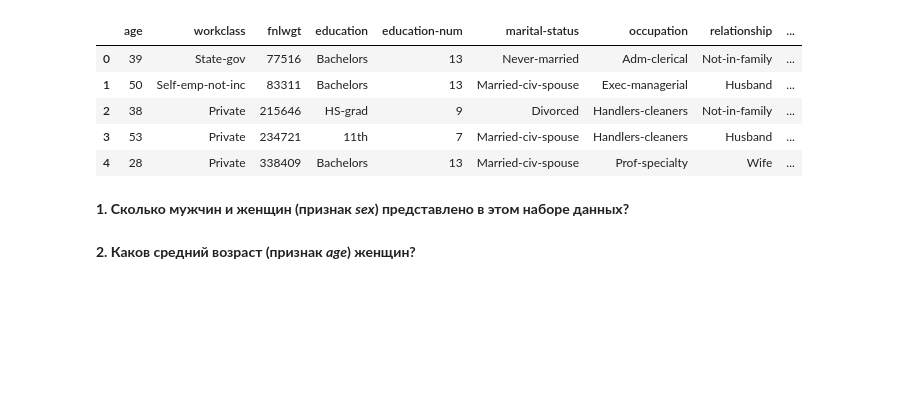
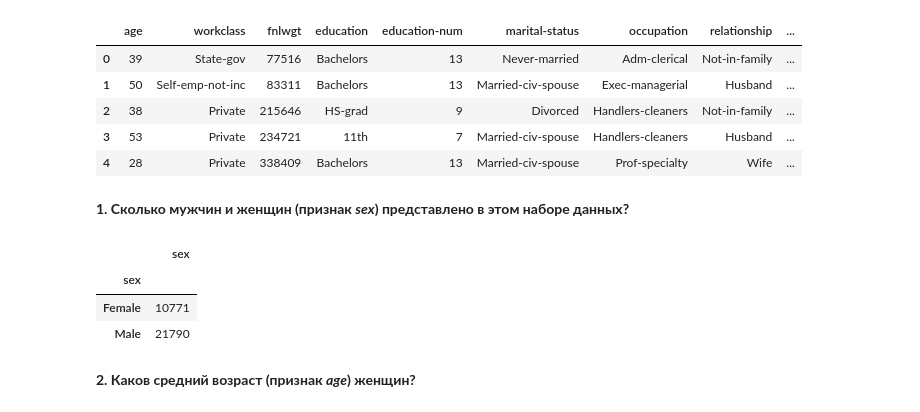
Before and after one commit to dimatoys/test1, a Jupyter notebook: pandas.ipynb, the cells around one changed output. Cells and saved outputs as stored; diff of their text form; code cells hidden in the pictures; blank space fills up the shorter version.

```diff
--- a/pandas.ipynb
+++ b/pandas.ipynb
@@ -49,2 +48,9 @@ data.head()
+# %%
+data.groupby(['sex'])[['sex']].count()
+# %% [output]
+|  | sex |
+| sex |  |
+| Female | 10771 |
+| Male | 21790 |
 # %% [markdown]
 **2. Каков средний возраст (признак *age*) женщин?**
```
Also changed, not shown: parts of 13 cells of this notebook, 1 other file.
